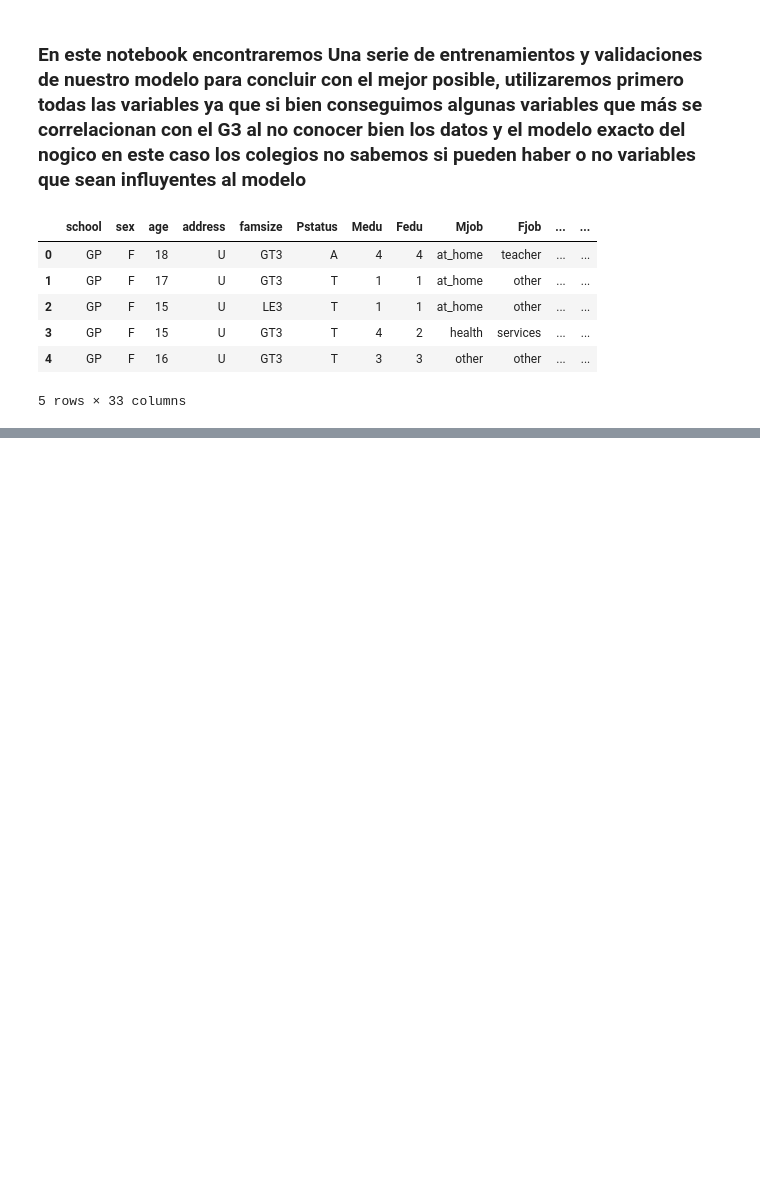
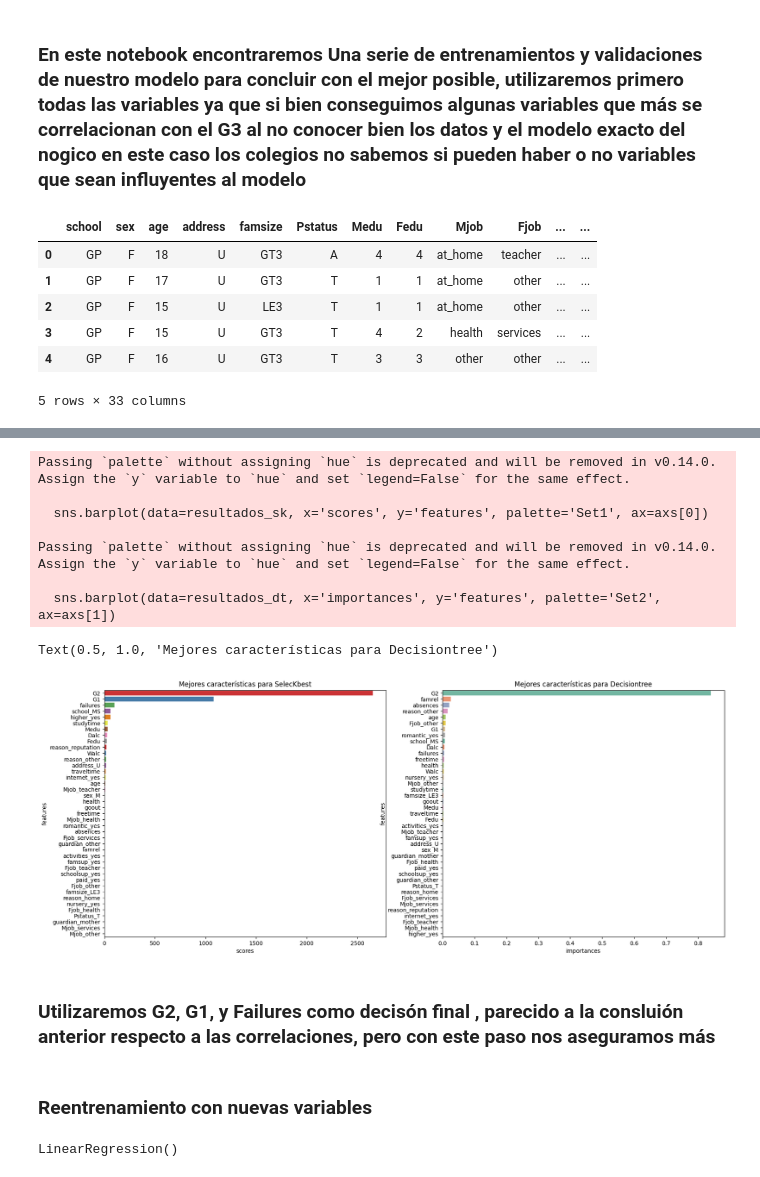
Before and after one commit to JuanAcevedo08/Machine-Learning-Solutions, a Jupyter notebook: Prediccion Nota Portugues/notebooks/02_test_model.ipynb, the cells around one changed output, grey strips where cells are left out. Saved outputs shown, nothing was run; the diff lists cells and outputs as text; code cells hidden in the pictures; blank space fills up the shorter version.

```diff
--- a/Prediccion Nota Portugues/notebooks/02_test_model.ipynb
+++ b/Prediccion Nota Portugues/notebooks/02_test_model.ipynb
@@ -59,12 +39,9 @@ vars = ['age','Medu','Fedu','traveltime','studytime','failures','famrel','freeti
 
 #Instanciamos nuestro escaler:  Formula z = (x - promedio) / std(Desviación estandar)
 escalerx = StandardScaler()#Para X
-escalery = StandardScaler()#Para Y
 
 #Para X
 X_train[vars] = escalerx.fit_transform(X_train[vars]) #Aprende cuales datos y los escala
 X_test[vars] = escalerx.transform(X_test[vars]) #Al aprender de los datos solo necesitamos transformar
 
-#Se repite el mismo procedimiento pero con Y
-Y_train = escalery.fit_transform(Y_train)
-Y_test = escalery.transform(Y_test)
+#Para Y , al no tener valores muy grandes la escala relamente no afecta en la decisión del modelo , mientras que si escalamos prediciría valores en los rangos de la escala no es lo valores reales
@@ -70,0 +68,5 @@ Y_test = escalery.transform(Y_test)
+# %%
+#Realizamos entrenamiento para ver como está el modelo y como podemos mejorar
+#Instanciamos el modelo de regresión lineal
+model = LinearRegression()
+model.fit(X_train, Y_train) #Nos encargamos de realizar el entrenamiento el cual va estar buscando una linea que se ajuste lo mas cerca a los datos (En el blog de mi portafolio tengo un específicio de regresión lineal)
@@ -70,0 +150,47 @@ Y_test = escalery.transform(Y_test)
+# %%
+#Creamos el modelo con las  mejores caracteristicas fue con k = 5 , así que utilizaremos esas carecterísticas para seleccionar
+selector = SelectKBest(score_func=f_regression, k=5)
+selector.fit(X_train, Y_train)
+
+#Extraemos los resultados y los features para poder visualizarlo y compararlo
+scores = selector.scores_
+features = X.columns
+
+#Creación del dataframe con resultados
+resultados_sk = pd.DataFrame({'features': features, 'scores':scores}).sort_values(by='scores',ascending=False)
+# %%
+#Creamos el modelo de arbol de decisión pra revisar las que mas influyen
+arbol = DecisionTreeRegressor(random_state=42)
+arbol.fit(X, y)
+
+#Obtener las variables mas imporatnes para el modelo
+importances = arbol.feature_importances_
+
+#Creamos el dataframe de resultados
+resultados_dt = pd.DataFrame({'features': features, 'importances': importances}).sort_values(by='importances', ascending=False)
+# %%
+#Lirerías para graficar
+import seaborn as sns
+import matplotlib.pyplot as plt
+
+fig, axs = plt.subplots(1, 2, figsize=(20, 8)) #Ajustamos un tamañano y las figuras a usar
+#Graficamos para SelecKbest
+sns.barplot(data=resultados_sk, x='scores', y='features', palette='Set1', ax=axs[0])
+axs[0].set_title("Mejores características para SelecKbest")
+
+sns.barplot(data=resultados_dt, x='importances', y='features', palette='Set2', ax=axs[1])
+axs[1].set_title("Mejores características para Decisiontree")
+# %% [output]
+Passing `palette` without assigning `hue` is deprecated and will be removed in v0.14.0. Assign the `y` variable to `hue` and set `legend=False` for the same effect.
+
+  sns.barplot(data=resultados_sk, x='scores', y='features', palette='Set1', ax=axs[0])
+
+Passing `palette` without assigning `hue` is deprecated and will be removed in v0.14.0. Assign the `y` variable to `hue` and set `legend=False` for the same effect.
+
+  sns.barplot(data=resultados_dt, x='importances', y='features', palette='Set2', ax=axs[1])
+Text(0.5, 1.0, 'Mejores características para Decisiontree')
+[figure, added]
+# %% [markdown]
+### Utilizaremos G2, G1, y Failures como decisón final , parecido a la consluión anterior respecto a las correlaciones, pero con este paso nos aseguramos más
+# %% [markdown]
+### Reentrenamiento con nuevas variables
@@ -70,0 +201,12 @@ Y_test = escalery.transform(Y_test)
+# %%
+#Separación
+X_train, X_test, Y_train, Y_test = train_test_split(X, y, random_state=42, test_size=0.2)
+#Estandarización
+escalerx = StandardScaler()
+X_train = escalerx.fit_transform(X_train)
+X_test = escalerx.transform(X_test)
+#Entrenamos el modelo
+model = LinearRegression()
+model.fit(X_train, Y_train)
+# %% [output]
+LinearRegression()
```
Also changed, not shown: parts of 14 cells of this notebook.
